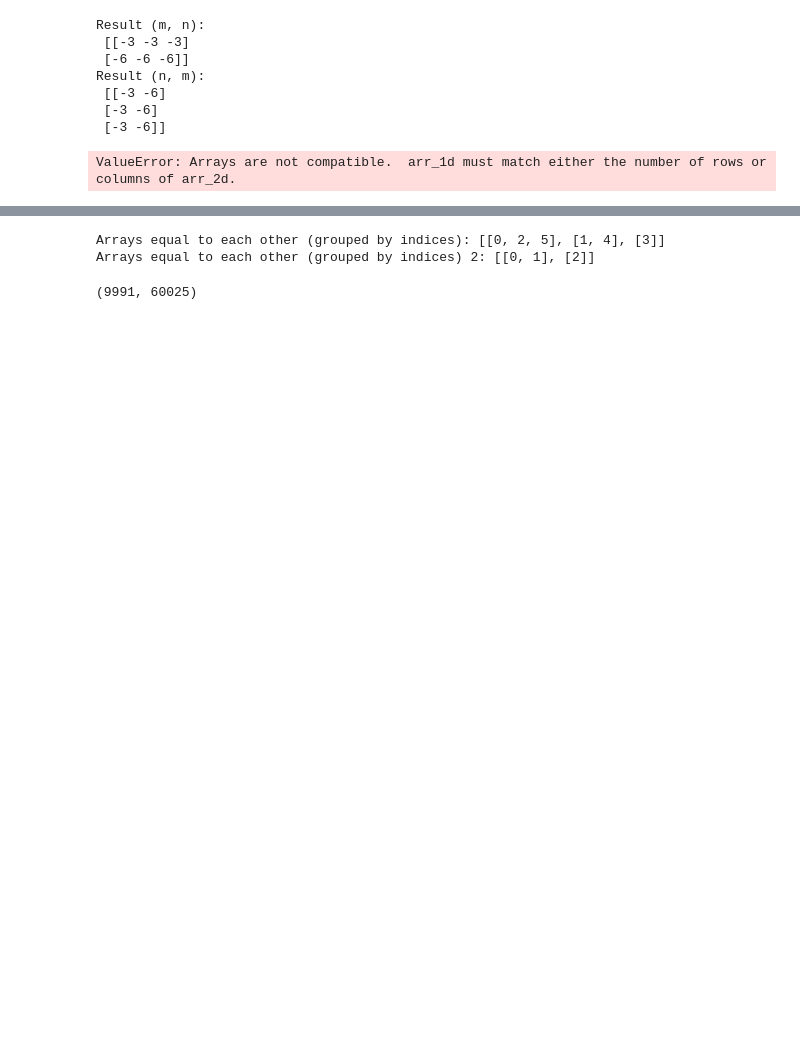
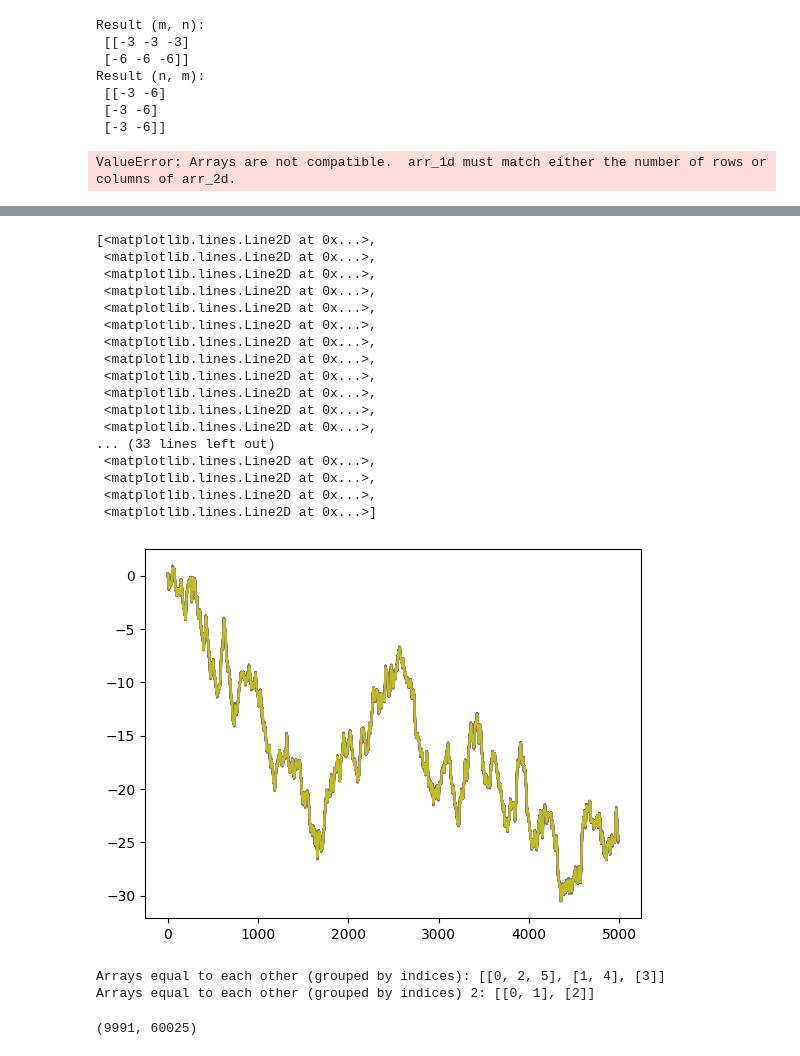
Before and after one commit to okuhlemadondo/Formulaic-Alpha-Search, a Jupyter notebook: transform-implementations.ipynb, the cells around one changed output, grey strips where cells are left out. Saved outputs shown, nothing was run; the diff lists cells and outputs as text; code cells hidden in the pictures; blank space fills up the shorter version.

```diff
--- a/transform-implementations.ipynb
+++ b/transform-implementations.ipynb
@@ -755,3 +813,24 @@ plt.plot(kernel_functions[0][equal_kf[173]])
+# %%
+plt.plot(convolved_output[:, 1:50])
+# %% [output]
+[<matplotlib.lines.Line2D at 0x...>,
+ <matplotlib.lines.Line2D at 0x...>,
+ <matplotlib.lines.Line2D at 0x...>,
+ <matplotlib.lines.Line2D at 0x...>,
+ <matplotlib.lines.Line2D at 0x...>,
+ <matplotlib.lines.Line2D at 0x...>,
+ <matplotlib.lines.Line2D at 0x...>,
+ <matplotlib.lines.Line2D at 0x...>,
+ <matplotlib.lines.Line2D at 0x...>,
+ <matplotlib.lines.Line2D at 0x...>,
+ <matplotlib.lines.Line2D at 0x...>,
+ <matplotlib.lines.Line2D at 0x...>,
+... (33 lines left out)
+ <matplotlib.lines.Line2D at 0x...>,
+ <matplotlib.lines.Line2D at 0x...>,
+ <matplotlib.lines.Line2D at 0x...>,
+ <matplotlib.lines.Line2D at 0x...>]
+[figure, added]
 # %%
 import numpy as np
 
```
Also changed, not shown: parts of 23 cells of this notebook.
